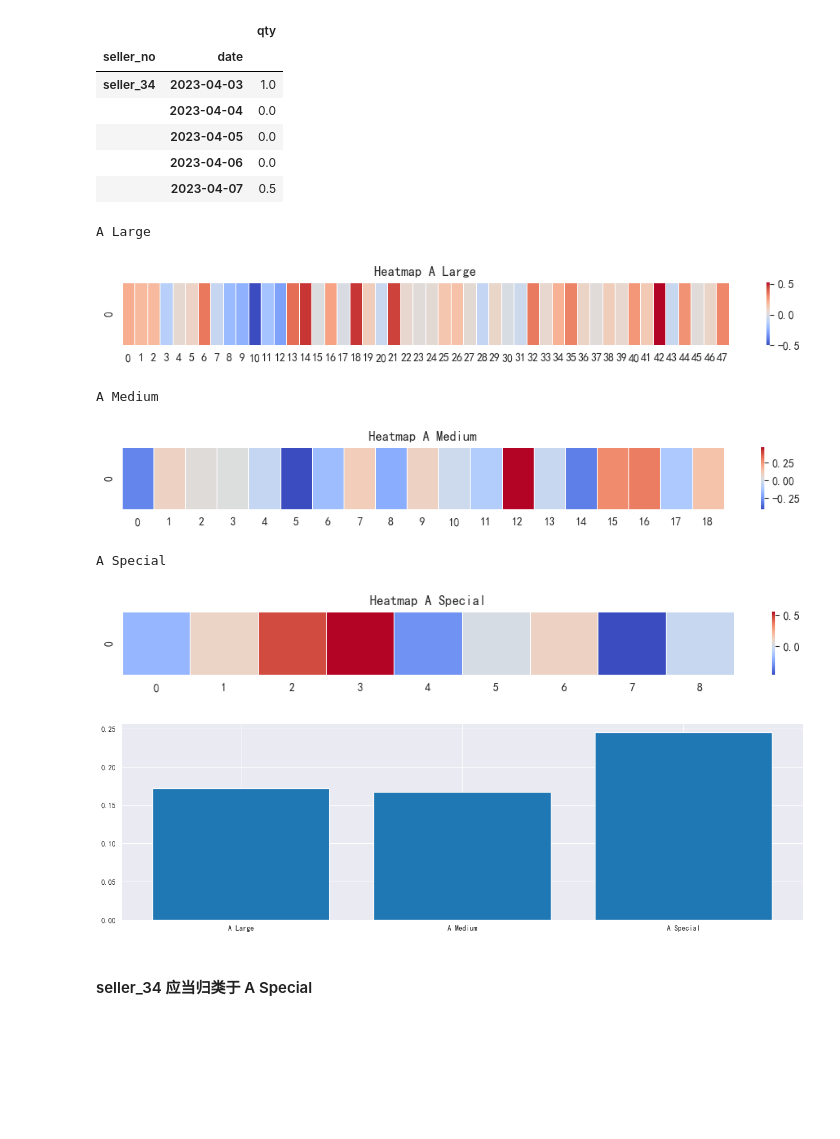
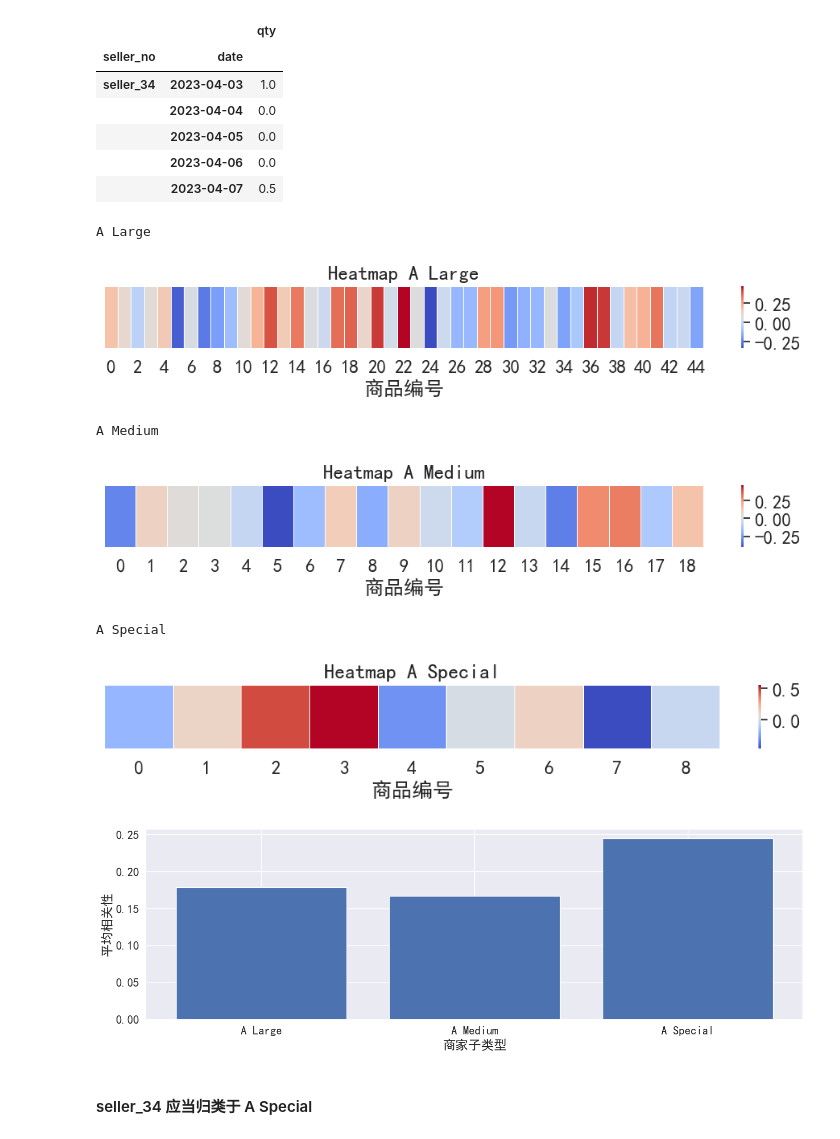
Before and after one commit to XDzzzzzZyq/MathorCup-2023-B, a Jupyter notebook: Ques2_corr.ipynb, the cells around one changed output. Saved outputs shown, nothing was run; the diff lists cells and outputs as text; code cells hidden in the pictures; blank space fills up the shorter version.

```diff
--- a/Ques2_corr.ipynb
+++ b/Ques2_corr.ipynb
@@ -11,6 +11,7 @@ import seaborn as sns
 sns.set_style("darkgrid")
 import matplotlib.pyplot as plt
 import matplotlib as mpl
+sns.set(font_scale=1.5)
 mpl.rcParams["font.sans-serif"]=["SimHei"]#展示中文字体
 mpl.rcParams["axes.unicode_minus"]=False#处理负刻度值
 # %%
@@ -94,43 +95,49 @@ import random
 num = 50
 seller_34_list = []
 type_list = []
-
 
 for seller_types, df in seller_A.groupby("mixed type"):
     print(seller_types)
 
     local_data = seller_data.loc[df.index].reset_index().set_index("product_no")
 
     rand_prod = np.random.choice(local_data.index, num)
     local_data = local_data.loc[rand_prod][["date","qty"]]
     local_data = local_data.reset_index().set_index(["product_no","date"])
 
     duplicates = local_data.index.duplicated(keep='first')
 
     local_data = local_data[~duplicates].unstack(level=0).fillna(0)
     local_data = local_data.truncate(before = "2023-04-03")
 
     local_data["34"] = seller_34.values
 
     corr = local_data.corr()
     plt.figure(figsize=(12, 1))  # 设置每张图的尺寸
     sns.heatmap([corr["34"][:-1]], annot=False, cmap='coolwarm', linewidths=0.5)
     plt.title(f'Heatmap {seller_types}')  # 添加标题
+    plt.xlabel("商品编号")
+    #plt.xlabel('商品')
+    ax=plt.gca()
+    ax.get_yaxis().set_visible(False)
+
     plt.show()  # 显示图表
 
     seller_34_list += [np.mean(np.abs([corr["34"][:-1]]))]
     type_list += [seller_types]
 
+plt.xlabel("商家子类型")
+plt.ylabel("平均相关性")
 plt.bar(type_list, seller_34_list)
 plt.subplots_adjust(left=0, right=2)
 # %% [output]
 A Large
-[figure, old version]
+[figure, new version]
 A Medium
-[figure, old version]
+[figure, new version]
 A Special
-[figure, old version]
+[figure, new version]
-[figure, old version]
+[figure, new version]
 # %% [markdown]
 ####  seller_34 应当归类于 A Special
 # %% [markdown]
```
Also changed, not shown: parts of 1 cell of this notebook, 4 other files.
